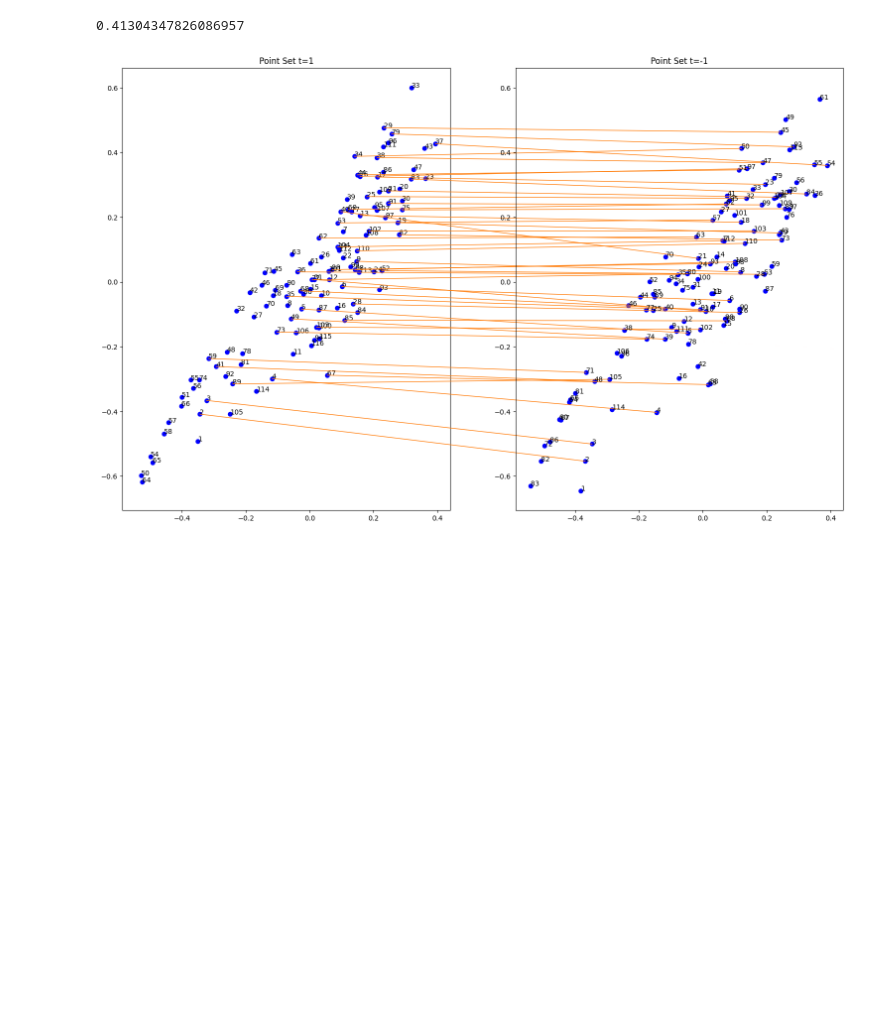
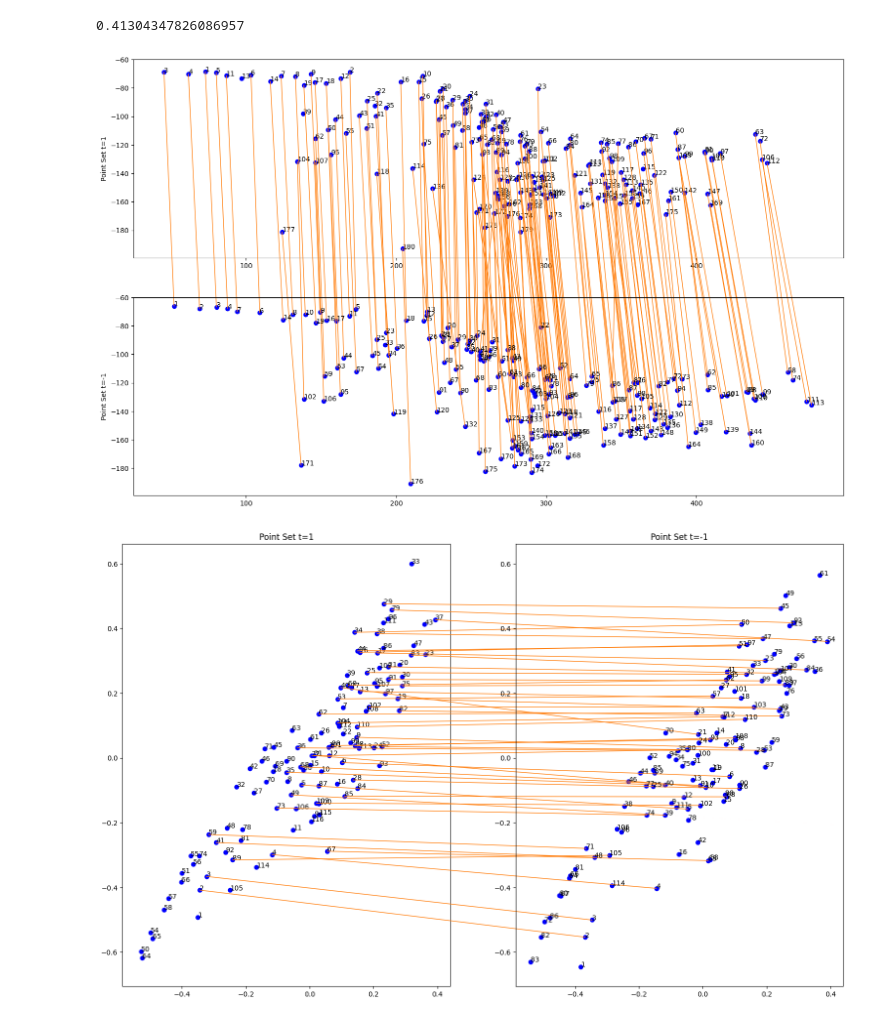
Before and after one commit to WenChentao/3DeeCellTracker, a Jupyter notebook: Examples/use_fpm_stardist/Test_matching_models_fpm.ipynb, the cells around one changed output. Saved outputs shown, nothing was run; the diff lists cells and outputs as text; code cells hidden in the pictures; blank space fills up the shorter version.

```diff
--- a/Examples/use_fpm_stardist/Test_matching_models_fpm.ipynb
+++ b/Examples/use_fpm_stardist/Test_matching_models_fpm.ipynb
@@ -89,6 +86,17 @@ fig = plot_initial_matching(points1[:, :3],points2[:, :3], pairs, 1, -1)
 accuracy(pairs, pairs_gt)
 # %% [output]
 0.41304347826086957
+# %%
+points1 = np.loadtxt("worm3_points_t1.csv")
+points2 = np.loadtxt("worm3_points_t2.csv")
+match_model2 = FlexiblePointMatcherConv(num_skip=2)
+fpm_model = load_fpm(fpm_model_path="./fpm_models/ffn_worm3.h5", match_model=match_model2)
+
+pairs = match_by_fpm(fpm_model, points1, points2, match_method="greedy")
+
+fig = plot_initial_matching(points1,points2, pairs, 1, -1)
+# %% [output]
+[figure, added]
 # %%
 match_model2 = FlexiblePointMatcherConv(num_skip=2)
 fpm_model = load_fpm(fpm_model_path="./fpm_models/fpm_conv_2skip_worm3_10_deg.h5", match_model=match_model2)
```
Also changed, not shown: parts of 2 cells of this notebook, 6 other files.
